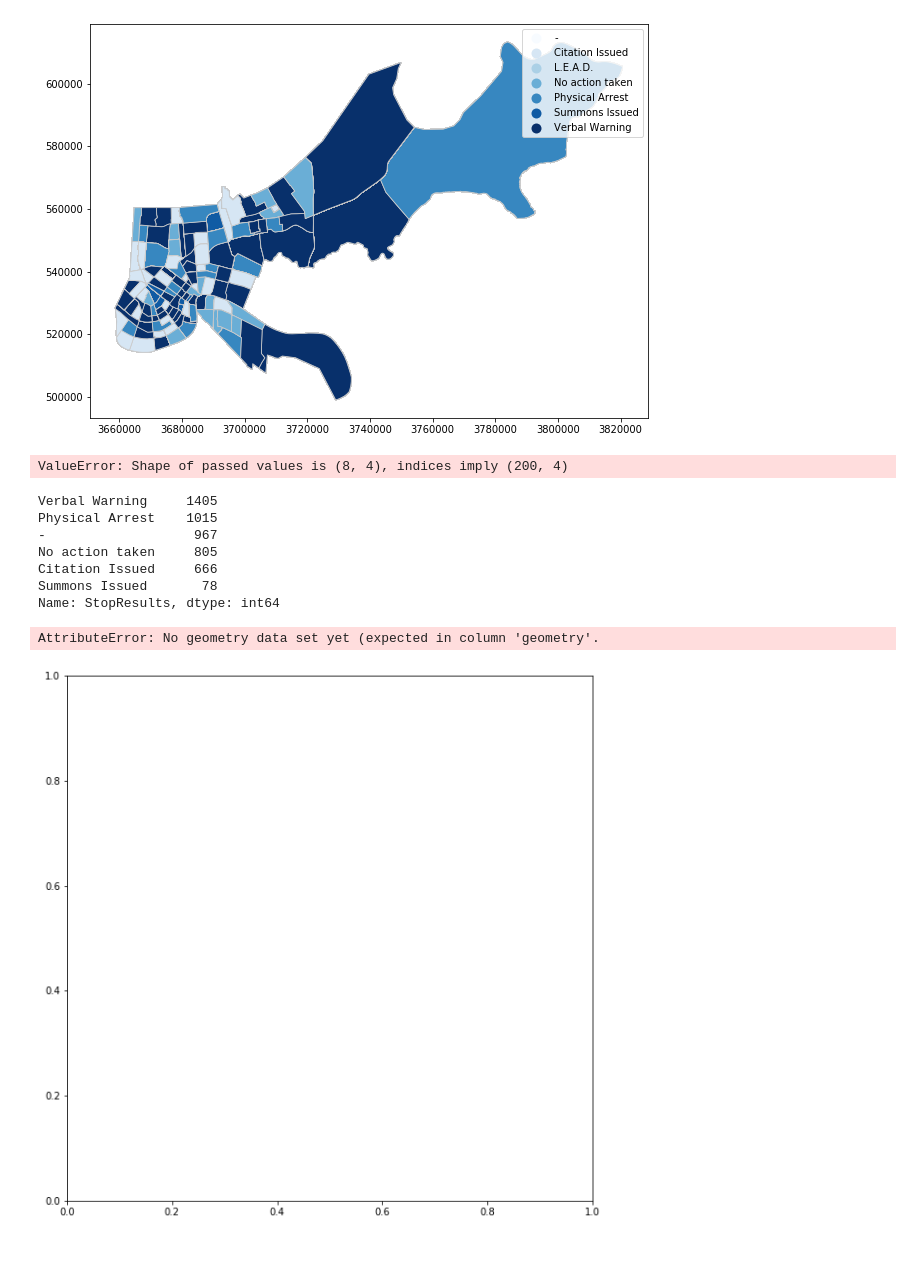
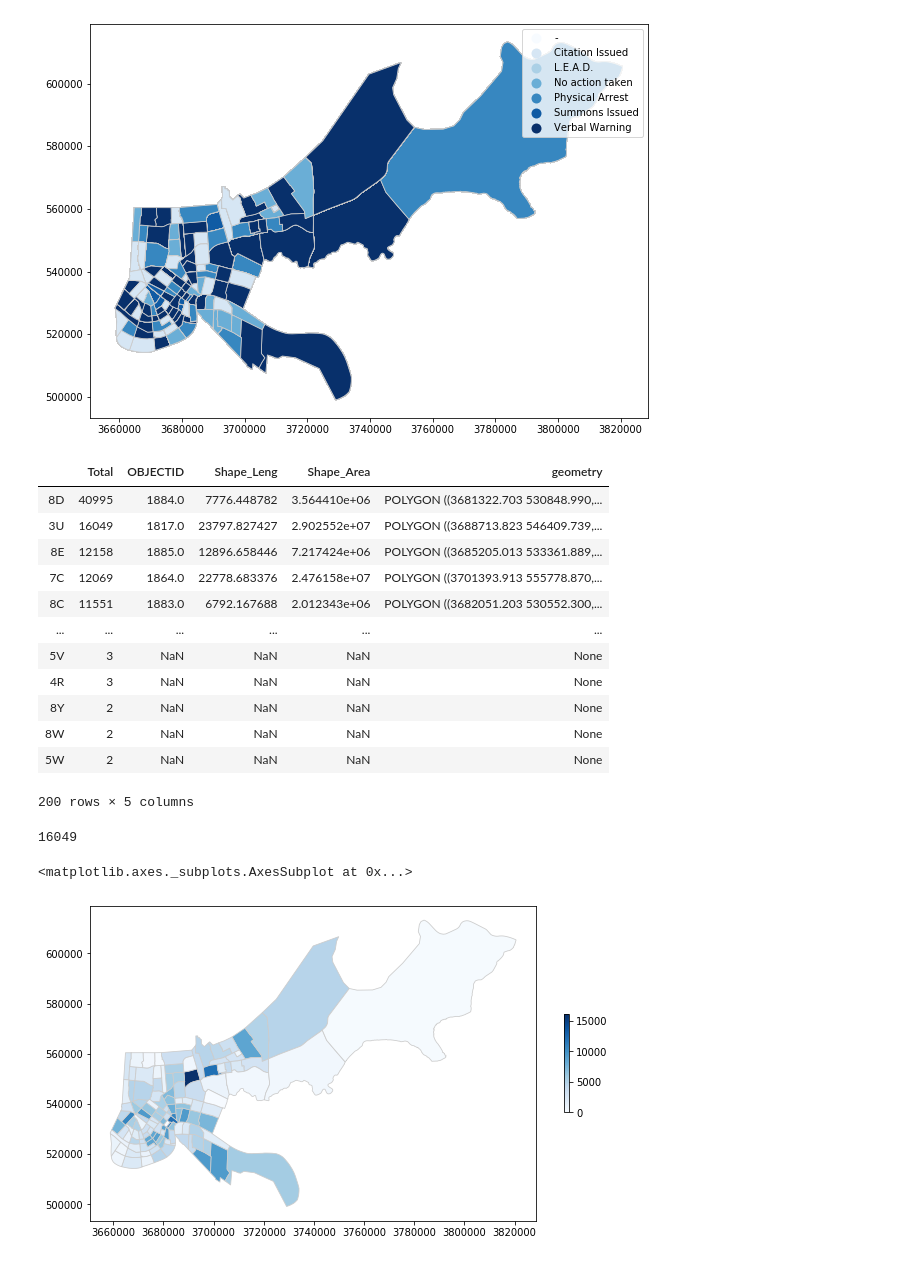
Before and after one commit to Icasas101/FinalDSTutorial, a Jupyter notebook: Final DS Tutorial.ipynb, the cells around one changed output. Drawn from its saved outputs; the diff is of its cells as text; code cells hidden in the pictures.

```diff
--- a/Final DS Tutorial.ipynb
+++ b/Final DS Tutorial.ipynb
@@ -1260,37 +1122,36 @@ mergedDf.plot(column=variable, cmap='Blues', linewidth=0.8, ax=ax, edgecolor='0.
 # %% [output]
 <matplotlib.axes._subplots.AxesSubplot at 0x...>
 [figure]
-# %%
-districts = {'Unknown': [61805, 64254, 92347, 54013, 65129, 78908, 67207, 110230],
-            'Citation': [13032, 11507, 13120, 10984, 10359, 14186, 10670, 24389],
-            'L.E.A.D.': [19300, 21673, 24954, 15892, 15348, 24720, 15061, 21770],
-            'No Action': [12891, 14275, 24333, 11144, 19990, 19880, 22563, 26267],
-            'Physical Arrest': [],
-            'Summons': [],
-            'Verbal Warning':[]}
-districtDf = pd.DataFrame(districts, index=df.District.unique())
-districtDf
-# %% [output]
-ValueError: Shape of passed values is (8, 4), indices imply (200, 4)
-# %%
-districts = {}
-for i in df.District.unique():
-    districts[i] = df.loc[df['District'] == '1A'].StopResults.value_counts()
-districts['1A']
-# %% [output]
-Verbal Warning     1405
-Physical Arrest    1015
--                   967
-No action taken     805
-Citation Issued     666
-Summons Issued       78
-Name: StopResults, dtype: int64
+# %%
+resultsDf = df['District'].value_counts().to_frame()
+resultsDf = resultsDf.rename(columns={'District':'Total'})
+merged2 = resultsDf.join(map_df.set_index('District'))
+merged2
+# %% [output]
+|  | Total | OBJECTID | Shape_Leng | Shape_Area | geometry |
+| 8D | 40995 | 1884.0 | 7776.448782 | 3.564410e+06 | POLYGON ((3681322.703 530848.990,... |
+| 3U | 16049 | 1817.0 | 23797.827427 | 2.902552e+07 | POLYGON ((3688713.823 546409.739,... |
+| 8E | 12158 | 1885.0 | 12896.658446 | 7.217424e+06 | POLYGON ((3685205.013 533361.889,... |
+| 7C | 12069 | 1864.0 | 22778.683376 | 2.476158e+07 | POLYGON ((3701393.913 555778.870,... |
+| 8C | 11551 | 1883.0 | 6792.167688 | 2.012343e+06 | POLYGON ((3682051.203 530552.300,... |
+| ... | ... | ... | ... | ... | ... |
+| 5V | 3 | NaN | NaN | NaN | None |
+| 4R | 3 | NaN | NaN | NaN | None |
+| 8Y | 2 | NaN | NaN | NaN | None |
+| 8W | 2 | NaN | NaN | NaN | None |
+| 5W | 2 | NaN | NaN | NaN | None |
+200 rows × 5 columns
 # %%
-variable = 'PhysicalArrest'
-vmin, vmax = 120, 220
-fig, ax = plt.subplots(1, figsize=(10, 10))
-districtDf = GeoDataFrame(districtDf)
-districtDf.plot(column=variable, cmap='Blues', linewidth=0.8, ax=ax, edgecolor='0.8', legend=True)
+from mpl_toolkits.axes_grid1 import make_axes_locatable
+variable = 'Total'
+divider = make_axes_locatable(ax)
+cax = divider.append_axes("right", size="5%", pad=0.1)
+fig, ax = plt.subplots(1, figsize=(10, 6))
+merged2 = merged2.replace(40995, 0)
+display(merged2.Total.max())
+merged2 = GeoDataFrame(merged2)
+merged2.plot(column=variable, cmap = 'Blues', linewidth=0.8, ax=ax, edgecolor='0.8', legend=True, legend_kwds={'shrink': 0.3})
 # %% [output]
-AttributeError: No geometry data set yet (expected in column 'geometry'.
+16049
+<matplotlib.axes._subplots.AxesSubplot at 0x...>
-[figure, old version]
+[figure, new version]
```
Also changed, not shown: parts of 25 cells of this notebook.
